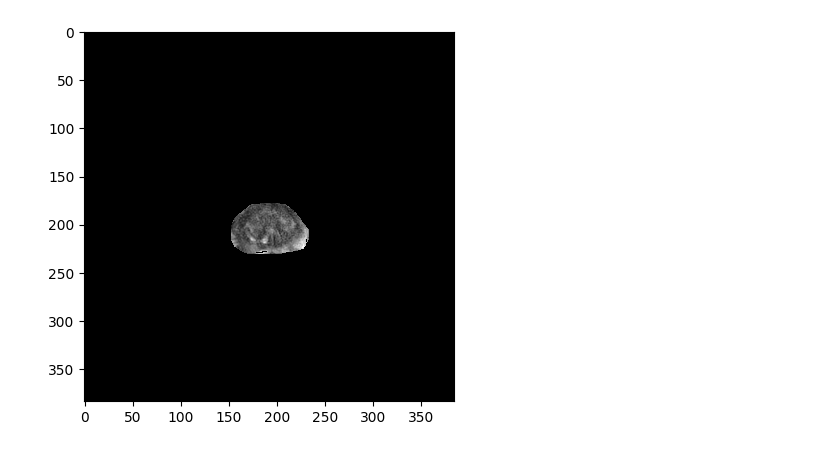
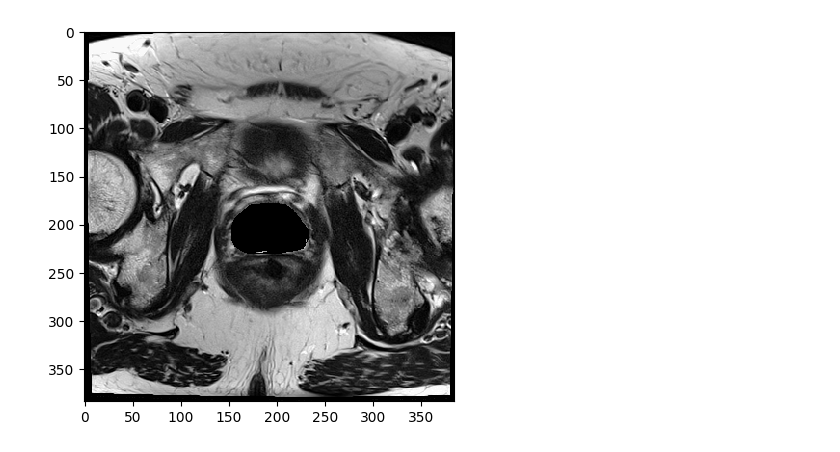
Before and after one commit to avikviolin/avik-emory-research, a Jupyter notebook: PythonTask1/SegmentationOverlay.ipynb, the cells around one changed output. Cells and saved outputs as stored; diff of their text form; code cells hidden in the pictures.

```diff
--- a/PythonTask1/SegmentationOverlay.ipynb
+++ b/PythonTask1/SegmentationOverlay.ipynb
@@ -6,21 +6,24 @@ import matplotlib.pyplot as plt
 # %%
 mri_scan = sitk.ReadImage("T2W.nii")
 segmentation = sitk.ReadImage("Segmentation-Segment_1-label.nii")
 
 def simple_sitk_show(img, seg=None, slice_idx=0, title=None):
     mri_array = sitk.GetArrayFromImage(img)
+    mri_array = mri_array[slice_idx, :, :]
+
+
     seg_array = sitk.GetArrayFromImage(seg)
-    mri_array = mri_array[slice_idx, :, :]
     seg_array = seg_array[slice_idx, :, :]
 
-
-    overlay = np.where(seg_array != 0, mri_array, 0)
+    overlay = np.where(seg_array == 0, mri_array, 0)
 
 
     plt.imshow(overlay, cmap='gray', interpolation='none')
     plt.show()
 
 
 simple_sitk_show(mri_scan, seg=segmentation, slice_idx=9)
+
+# I struggled to create the red border, what I tried was to use plt.imshow and set alpha to 0.1 so that the region of interest would be close to transparent.
 # %% [output]
-[figure, old version]
+[figure, new version]
```
